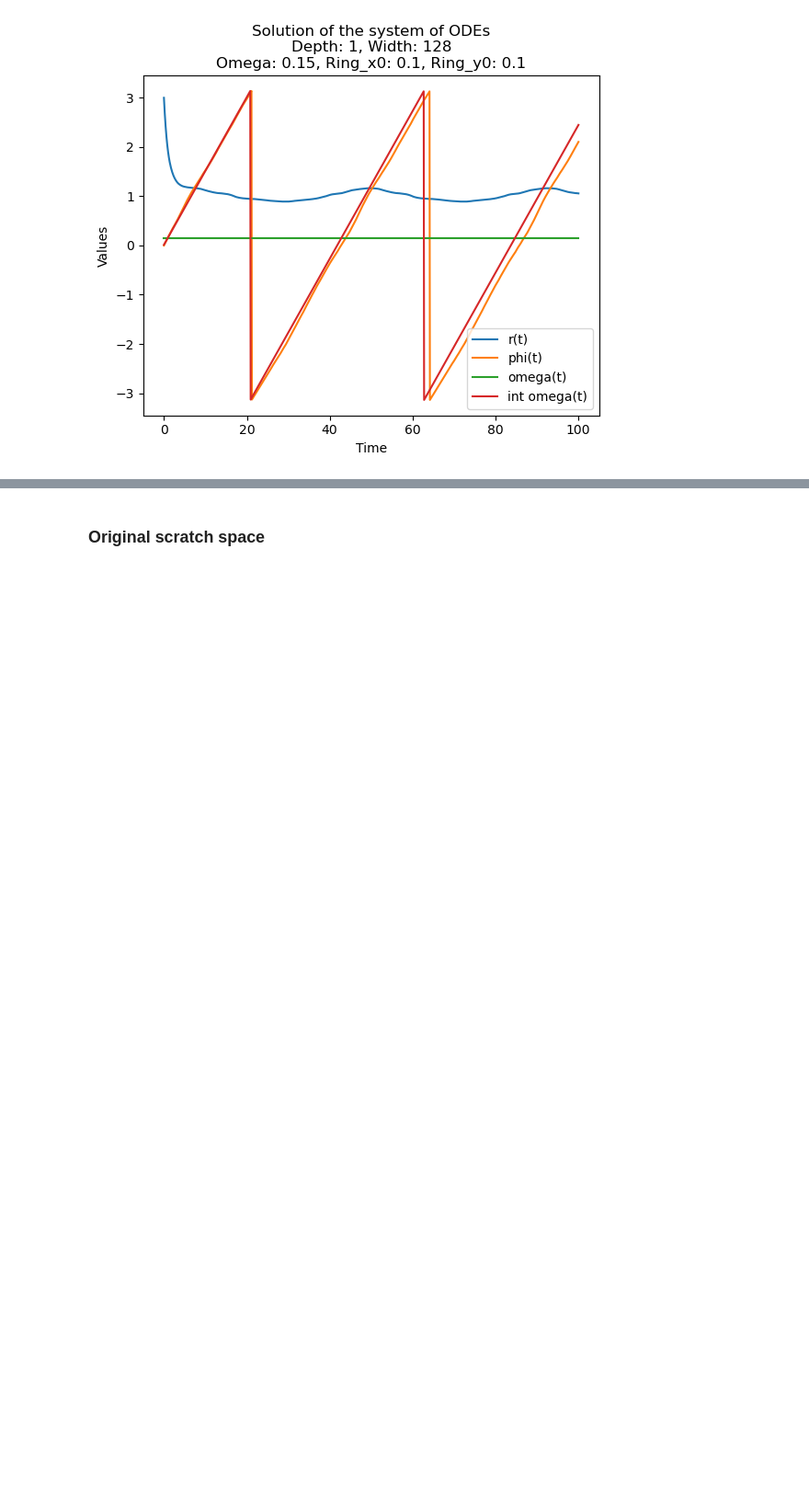
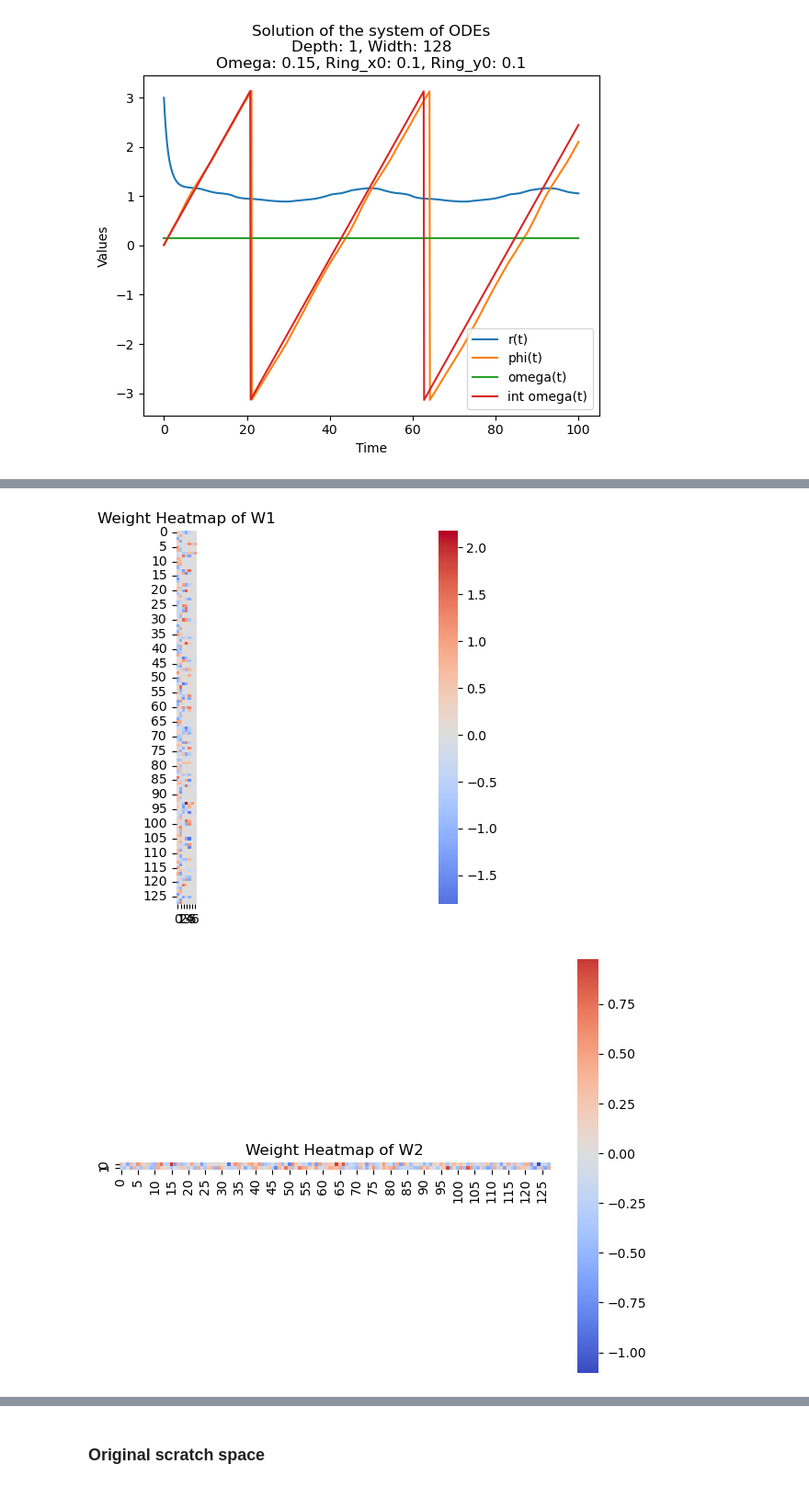
Before and after one commit to Animadversio/DiffusionMemorization, a Jupyter notebook: notebooks/score_radial_NN_model.ipynb, the cells around one changed output, grey strips where cells are left out. Shown at 92% size. Cells and saved outputs as stored; diff of their text form; code cells hidden in the pictures; blank space fills up the shorter version.

```diff
--- a/notebooks/score_radial_NN_model.ipynb
+++ b/notebooks/score_radial_NN_model.ipynb
@@ -422,0 +554,15 @@ def normalize_angle(angle):
+# %%
+def plot_weight_heatmap(W, title='Weight Heatmap'):
+    sns.heatmap(W, cmap='coolwarm', center=0)
+    plt.title(title)
+    plt.axis('image')
+    plt.tight_layout()
+    plt.show()
+
+plot_weight_heatmap(W1, title='Weight Heatmap of W1')
+plot_weight_heatmap(W2, title='Weight Heatmap of W2')
+plot_weight_heatmap(W1[:, :2] @ W2, title='Weight Heatmap of W1 @ W2')
+plot_weight_heatmap(W2 @ W1, title='Weight Heatmap of W2 @ W1')
+# %% [output]
+[figure, added]
+[figure, added]
```
Also changed, not shown: parts of 22 cells of this notebook.
